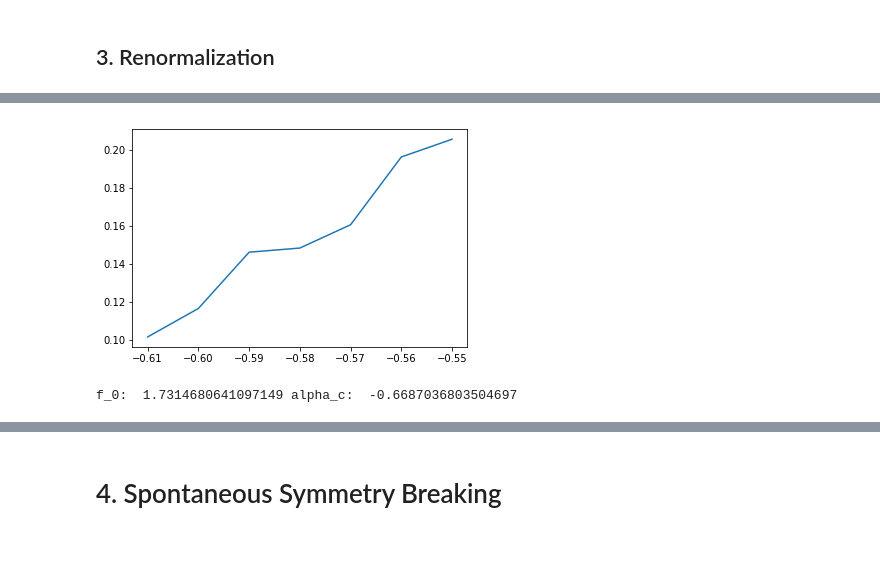
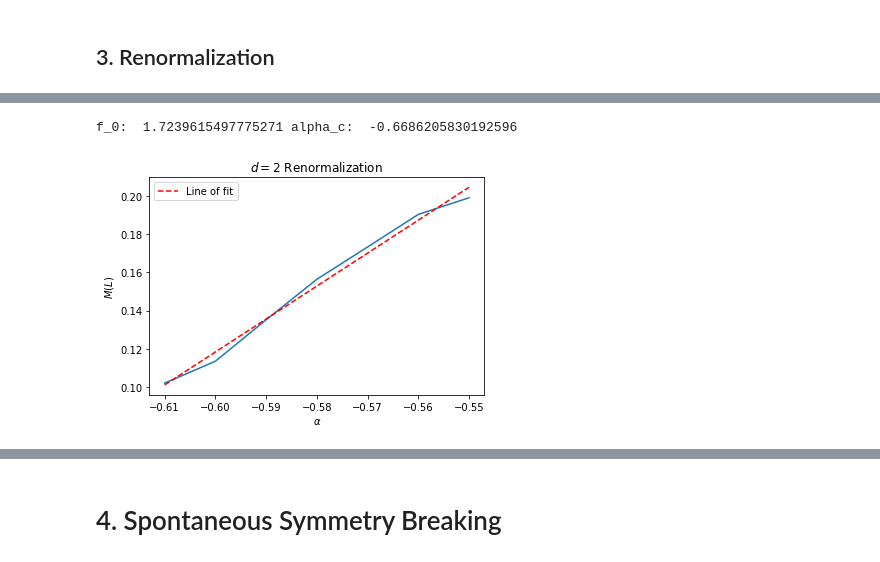
Before and after one commit to farice/QFT-Final-Project, a Jupyter notebook: project1.ipynb, the cells around one changed output, grey strips where cells are left out. Drawn from its saved outputs; the diff is of its cells as text; code cells hidden in the pictures.

```diff
--- a/project1.ipynb
+++ b/project1.ipynb
@@ -643,21 +643,31 @@ time:  12.612699444998725
 # %%
-#alphas = [-0.55, -0.56, -0.57, -0.58, -0.59, -0.60, -0.61]
-#M_Ls = [0.20548339889301354, 0.19616751928234286, 0.16058600515339422,
-#     0.1483560760943546, 0.14617750844526078, 0.1166451860062983, 0.10169743399618077]
+alphas = [-0.55, -0.56, -0.57, -0.58, -0.59, -0.60, -0.61]
+M_Ls = [0.1989911693930984, 0.190287653425339, 0.1732320406430173, 0.15633254968509064, 0.13514703486991597, 0.11345209961074457, 0.10200679588129224]
+
+z = np.polyfit(alphas, M_Ls, 1)
+
+f_0 = z[0]
+alpha_c = -1 * z[1] / z[0]
+print("f_0: ", f_0, "alpha_c: ", alpha_c)
+
+grid_x = np.linspace(np.min(alphas), np.max(alphas), 1000)
+grid_y = f_0 * (grid_x - alpha_c)
 
 plt.figure()
 
 plt.plot(
     alphas,
     M_Ls
         )
+
+plt.title(r'$d=2$ Renormalization')
+plt.ylabel(r'$M(L)$')
+plt.xlabel(r'$\alpha$')
+
+plt.plot(grid_x, grid_y, color='r', linestyle='--', label="Line of fit")
+plt.legend()
 plt.show()
-
-z = np.polyfit(alphas, M_Ls, 1)
-f_0 = z[0]
-alpha_c = -1 * z[1] / z[0]
-print("f_0: ", f_0, "alpha_c: ", alpha_c)
 # %% [output]
+f_0:  1.7239615497775271 alpha_c:  -0.6686205830192596
-[figure, old version]
+[figure, new version]
-f_0:  1.7314680641097149 alpha_c:  -0.6687036803504697
 # %%
```
Also changed, not shown: parts of 9 cells of this notebook.
